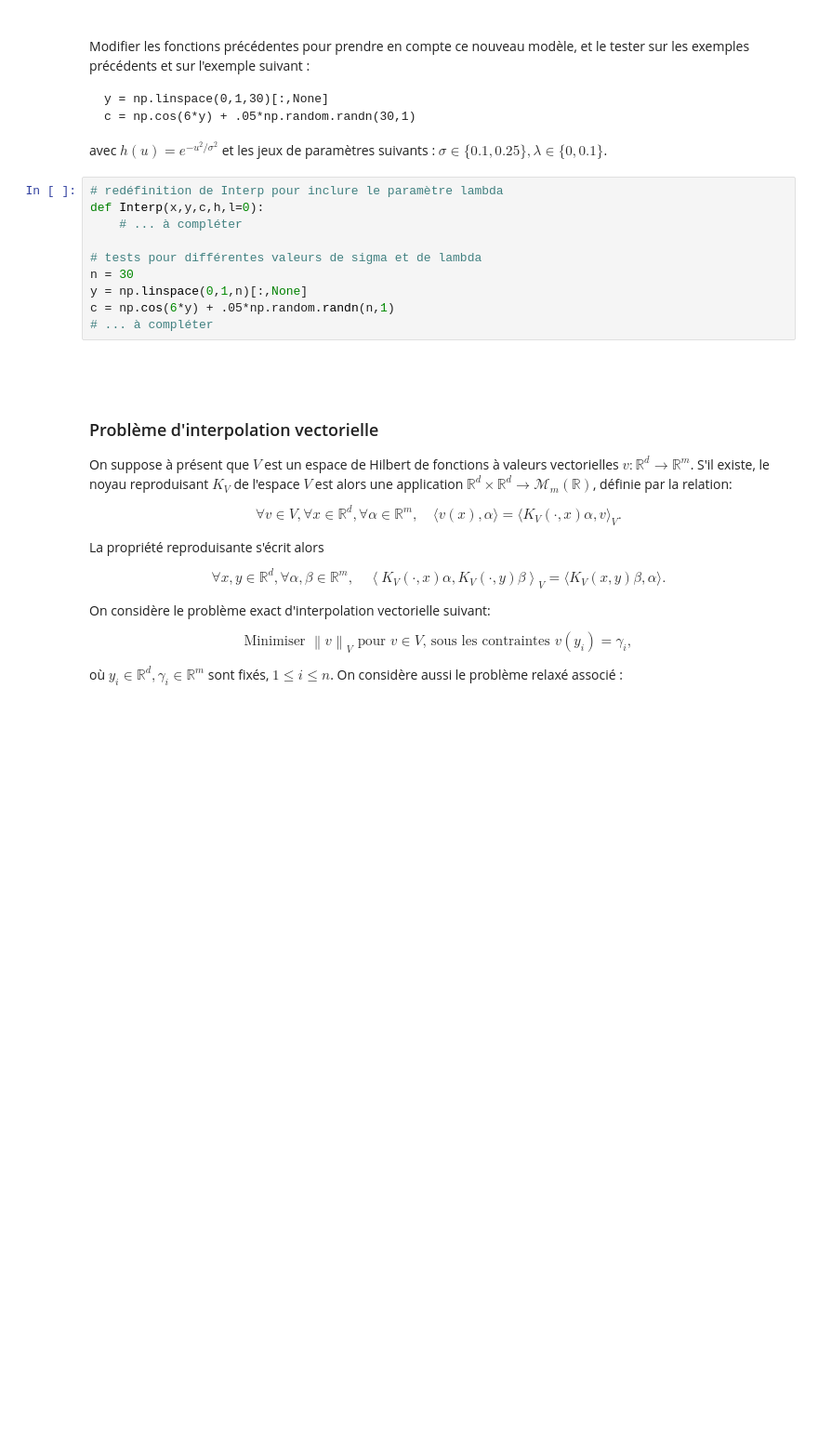
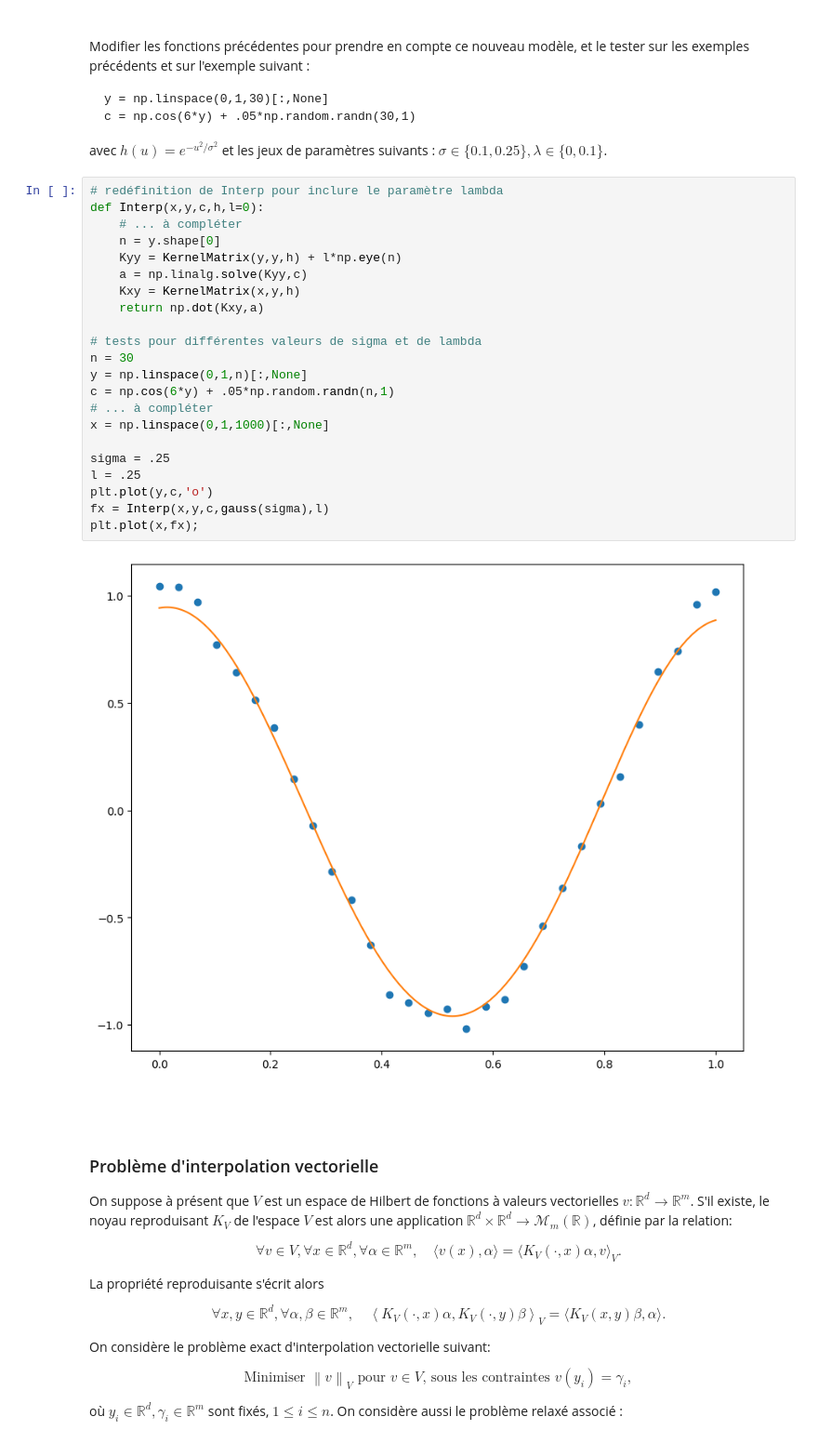
Before and after one commit to joanglaunes/GEF, a Jupyter notebook: TP1_GEF_corr.ipynb, the cells around one changed output. Shown at 93% size. Saved outputs shown, nothing was run; the diff lists cells and outputs as text; blank space fills up the shorter version.

```diff
--- a/TP1_GEF_corr.ipynb
+++ b/TP1_GEF_corr.ipynb
@@ -198,13 +265,27 @@ avec $h(u)=e^{-u^2/\sigma^2}$ et les jeux de paramètres suivants : $\sigma\in\{
 # %%
 # redéfinition de Interp pour inclure le paramètre lambda
 def Interp(x,y,c,h,l=0):
     # ... à compléter
+    n = y.shape[0]
+    Kyy = KernelMatrix(y,y,h) + l*np.eye(n)
+    a = np.linalg.solve(Kyy,c)
+    Kxy = KernelMatrix(x,y,h)
+    return np.dot(Kxy,a)
 
 # tests pour différentes valeurs de sigma et de lambda
 n = 30
 y = np.linspace(0,1,n)[:,None]
 c = np.cos(6*y) + .05*np.random.randn(n,1)
 # ... à compléter
+x = np.linspace(0,1,1000)[:,None]
+
+sigma = .25
+l = .25
+plt.plot(y,c,'o')
+fx = Interp(x,y,c,gauss(sigma),l)
+plt.plot(x,fx);
+# %% [output]
+[figure, added]
 # %% [markdown]
 <br>
 <br>
```
Also changed, not shown: parts of 26 cells of this notebook.
